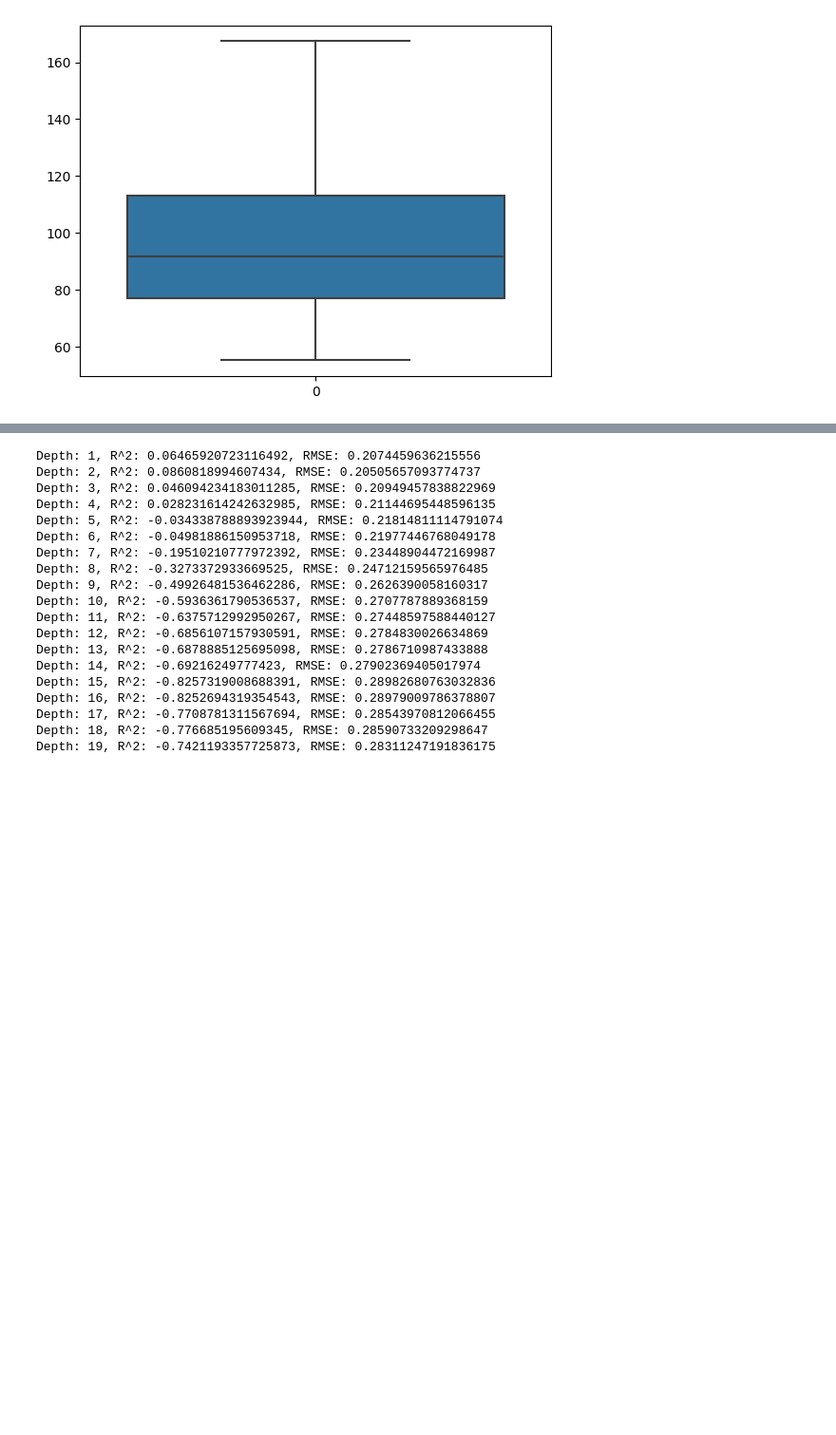
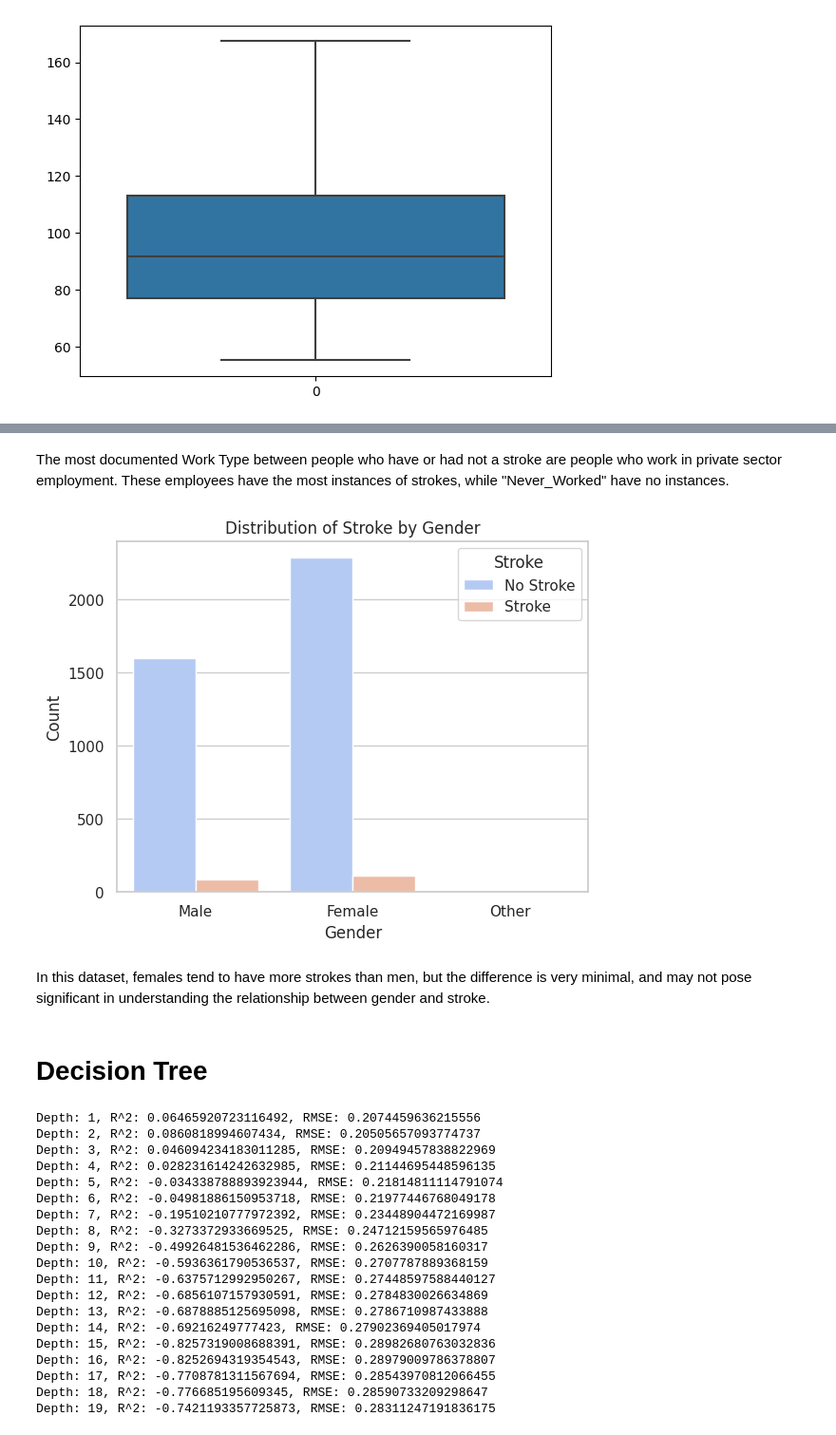
Before and after one commit to manaswinit26/group19, a Jupyter notebook: project_2/Project2.ipynb, the cells around one changed output, grey strips where cells are left out. Shown at 95% size. Drawn from its saved outputs; the diff is of its cells as text; code cells hidden in the pictures; blank space fills up the shorter version.

```diff
--- a/project_2/Project2.ipynb
+++ b/project_2/Project2.ipynb
@@ -237,3 +273,23 @@ plt.show()
+# %% [markdown]
+The most documented Work Type between people who have or had not a stroke are people who work in private sector employment. These employees have the most instances of strokes, while "Never_Worked" have no instances.
+# %%
+import seaborn as sns
+import matplotlib.pyplot as plt
+
+sns.countplot(data=df_train, x="gender", hue="stroke", palette="coolwarm")
+
+plt.title("Distribution of Stroke by Gender")
+plt.xlabel("Gender")
+plt.ylabel("Count")
+plt.legend(title="Stroke", labels=["No Stroke", "Stroke"])
+
+plt.show()
+# %% [output]
+[figure, added]
+# %% [markdown]
+In this dataset, females tend to have more strokes than men, but the difference is very minimal, and may not pose significant in understanding the relationship between gender and stroke.
+# %% [markdown]
+# Decision Tree
 # %%
 X = df_train.drop('stroke', axis=1)
 y = df_train['stroke']
```
Also changed, not shown: parts of 5 cells of this notebook.
